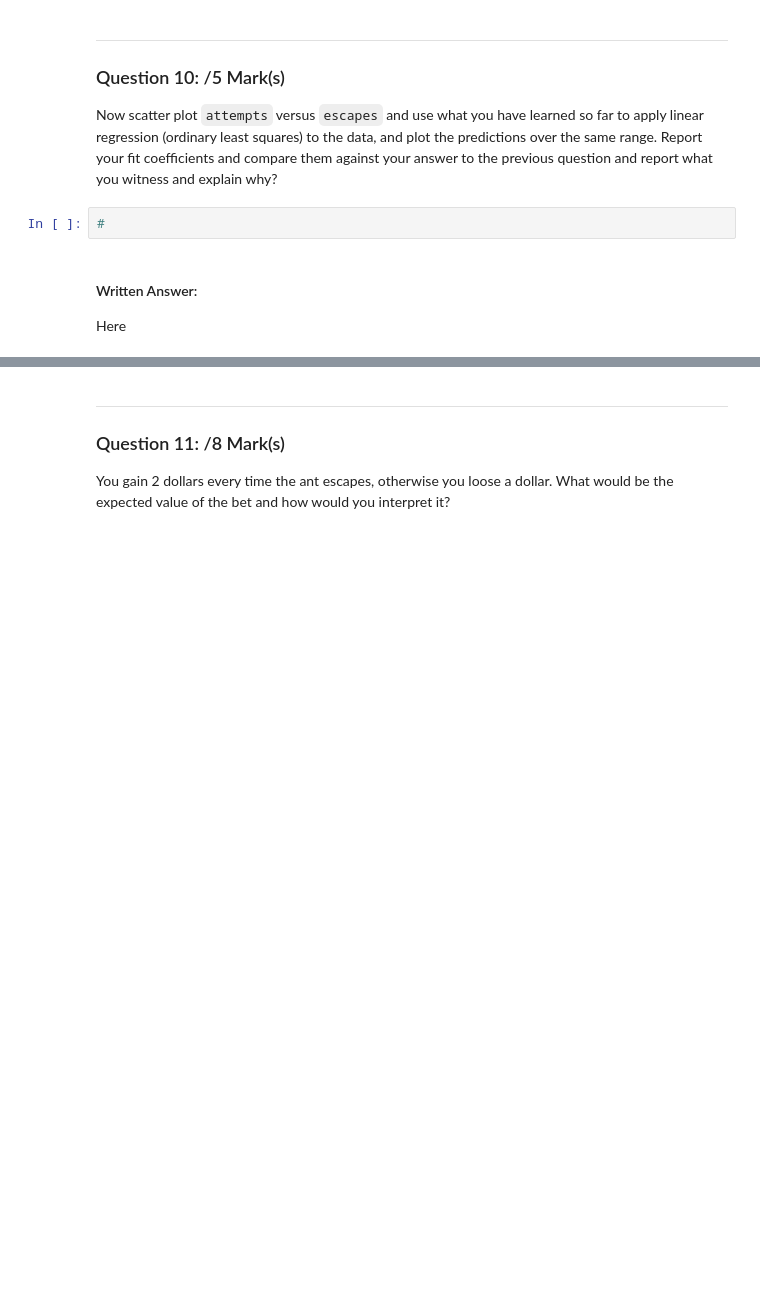
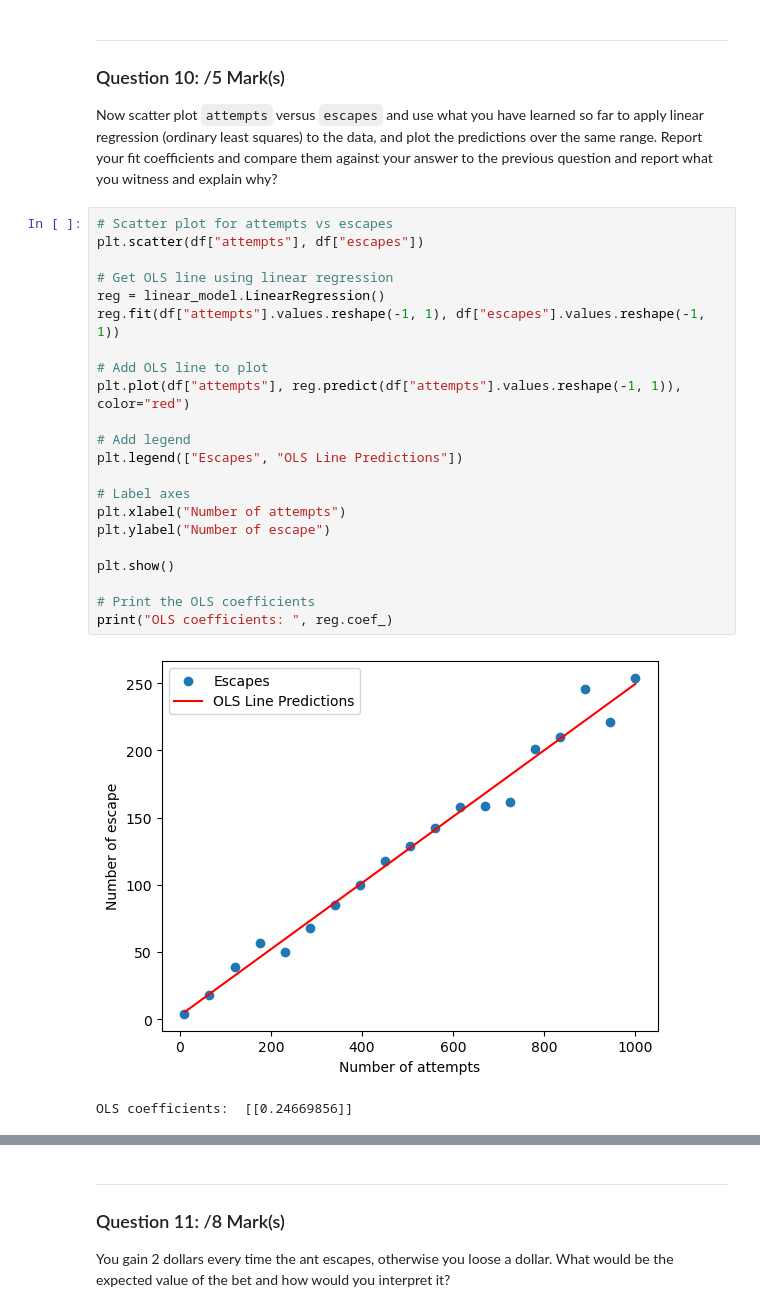
Before and after one commit to rgavigan/ds3000, a Jupyter notebook: assign2/Assignment_2.ipynb, the cells around one changed output, grey strips where cells are left out. Saved outputs shown, nothing was run; the diff lists cells and outputs as text; blank space fills up the shorter version.

```diff
--- a/assign2/Assignment_2.ipynb
+++ b/assign2/Assignment_2.ipynb
@@ -336,9 +338,28 @@ Here
 ---
 ### Question 10: /5 Mark(s)
 Now scatter plot `attempts` versus `escapes` and use what you have learned so far to apply linear regression (ordinary least squares) to the data, and plot the predictions over the same range. Report your fit coefficients and compare them against your answer to the previous question and report what you witness and explain why?
-# %%
-#
-# %% [markdown]
-#### Written Answer:
-
-Here
+# %%
+# Scatter plot for attempts vs escapes
+plt.scatter(df["attempts"], df["escapes"])
+
+# Get OLS line using linear regression
+reg = linear_model.LinearRegression()
+reg.fit(df["attempts"].values.reshape(-1, 1), df["escapes"].values.reshape(-1, 1))
+
+# Add OLS line to plot
+plt.plot(df["attempts"], reg.predict(df["attempts"].values.reshape(-1, 1)), color="red")
+
+# Add legend
+plt.legend(["Escapes", "OLS Line Predictions"])
+
+# Label axes
+plt.xlabel("Number of attempts")
+plt.ylabel("Number of escape")
+
+plt.show()
+
+# Print the OLS coefficients
+print("OLS coefficients: ", reg.coef_)
+# %% [output]
+[figure, added]
+OLS coefficients:  [[0.24669856]]
```
Also changed, not shown: parts of 10 cells of this notebook.
